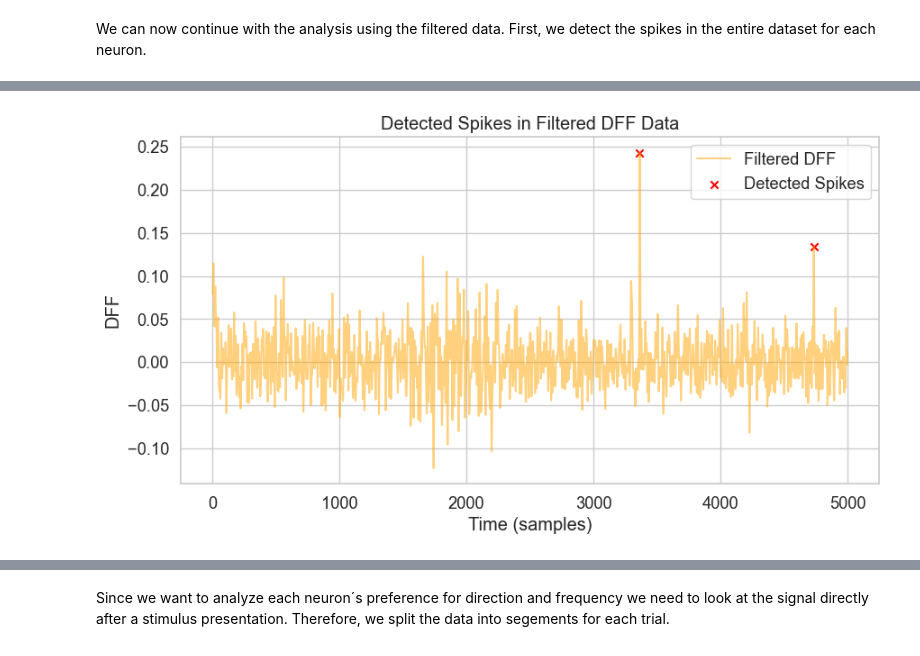
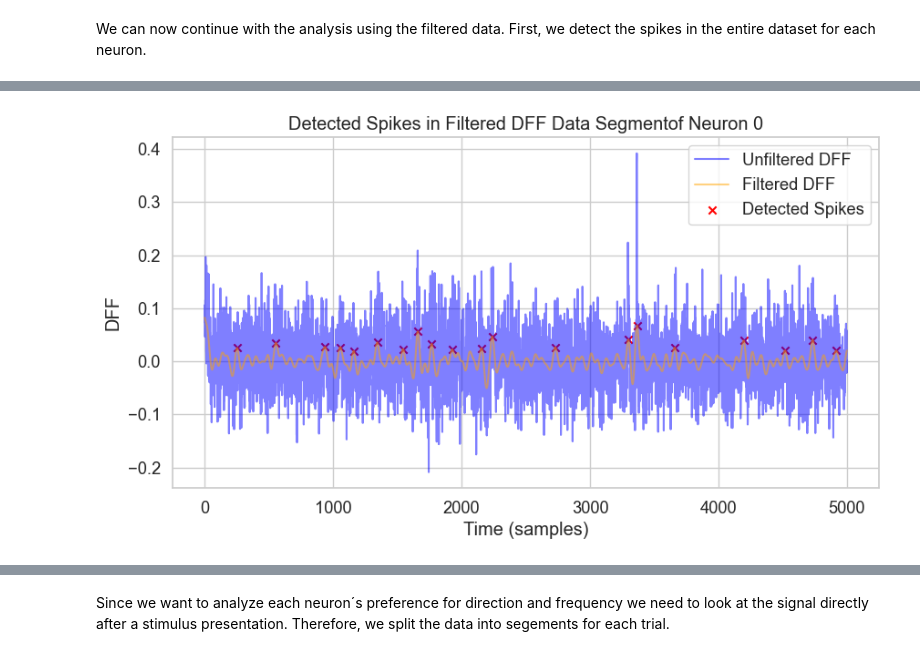
Before and after one commit to SaschaLeander/NeuralDataScience, a Jupyter notebook: FinalProject/practical01.ipynb, the cells around one changed output, grey strips where cells are left out. Saved outputs shown, nothing was run; the diff lists cells and outputs as text; code cells hidden in the pictures.

```diff
--- a/FinalProject/practical01.ipynb
+++ b/FinalProject/practical01.ipynb
@@ -259,5 +228,6 @@ The filtering process has smoothed the signal, reducing noise while preserving t
 We can now therefore apply the filter to all neurons:
 # %%
 # apply filter to all neurons
-df_dff["filtered_dff"] = butterworth_filter(df_dff, cutoff=0.1, fs=1.0, order=5)
-df_dff.head()
+filtered_dff_all = np.array(
+    [butterworth_filter(d, cutoff=cut_off, fs=fs) for d in data["dff"]]
+)
@@ -344,24 +295,19 @@ def detect_spikes(
 
     return peaks, spike_times, threshold
 # %%
-# detect spikes in the filtered dff
-spikes, spike_times, threshold = detect_spikes(df_dff, fs=1000, N=5, lockout=1.0)
+# detect spikes in the filtered dff data for example neuron 0
+filtered_dff = filtered_dff_all[0]  # Example neuron
+spikes, spike_times, threshold = detect_spikes(filtered_dff, fs=fs, N=N, lockout=1.0)
 
 # plot the detected spikes
 plt.figure(figsize=(10, 5))
-plt.plot(df_dff["filtered_dff"], label="Filtered DFF", color="orange", alpha=0.5)
+plt.plot(filtered_dff, label="Filtered DFF", color="orange", alpha=0.5)
 plt.scatter(
-    spikes,
-    df_dff["filtered_dff"][spikes],
-    color="red",
-    label="Detected Spikes",
-    marker="x",
+    spikes, filtered_dff[spikes], color="red", label="Detected Spikes", marker="x"
 )
 plt.title("Detected Spikes in Filtered DFF Data")
 plt.xlabel("Time (samples)")
 plt.ylabel("DFF")
 plt.legend()
 plt.show()
-
-print(f"Detected {len(spikes)} spikes with threshold {threshold:.2f}.")
 # %% [output]
@@ -370,30 +315,26 @@ Detected 20812 spikes with threshold 0.18.
 # %%
-# Filter the data for a specific neuron and a short segment
-neuron_data = df_dff[df_dff["neuron"] == "neuron_1"].iloc[0:5000]
+interval = 5000  # number of samples to look at
 
-# Detect spikes in the filtered dff data for the specific neuron
-spikes, spike_times, threshold = detect_spikes(neuron_data, fs=5000, N=5, lockout=1.0)
+# look at specific short segment of the data of the example neuron 0
+spikes, spike_times, threshold = detect_spikes(
+    filtered_dff[0:interval], fs=fs, N=N, lockout=1.0
+)
 
-# Plot the filtered DFF data and detected spikes
 plt.figure(figsize=(10, 5))
-plt.plot(
-    neuron_data["filtered_dff"].values,
-    label="Filtered DFF",
-    color="orange",
-    alpha=0.5,
-)
-# Add spikes
+plt.plot(data["dff"][0][0:interval], label="Unfiltered DFF", color="blue", alpha=0.5)
+plt.plot(filtered_dff[0:interval], label="Filtered DFF", color="orange", alpha=0.5)
+# add spikes
 plt.scatter(
     spikes,
-    neuron_data["filtered_dff"].values[spikes],
+    filtered_dff[spikes],
     color="red",
     label="Detected Spikes",
     marker="x",
 )
-plt.title("Detected Spikes in Filtered DFF Data")
+plt.title("Detected Spikes in Filtered DFF Data Segmentof Neuron 0")
 plt.xlabel("Time (samples)")
 plt.ylabel("DFF")
 plt.legend()
 plt.show()
 # %% [output]
-[figure, old version]
+[figure, new version]
```
Also changed, not shown: parts of 43 cells of this notebook, 3 other files.
